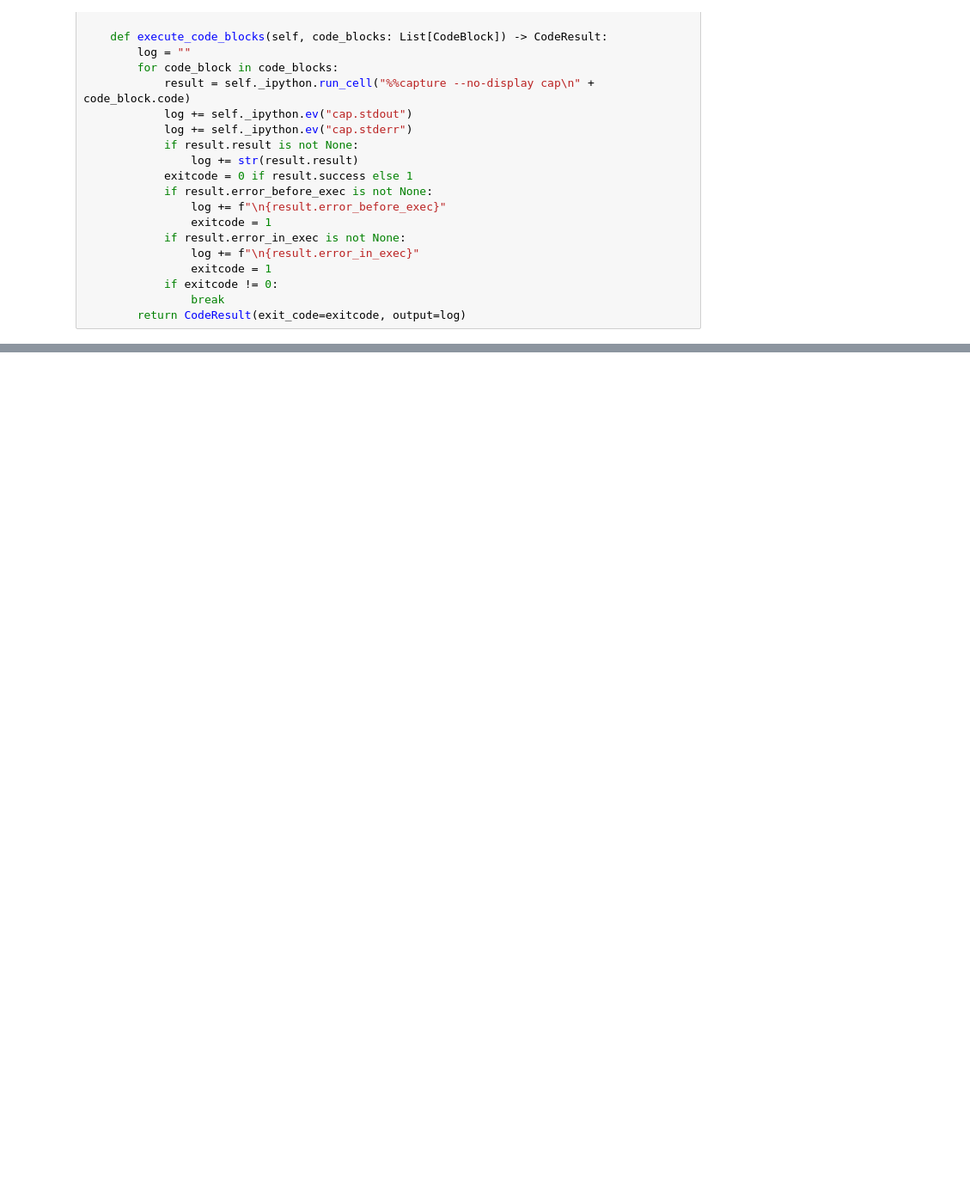
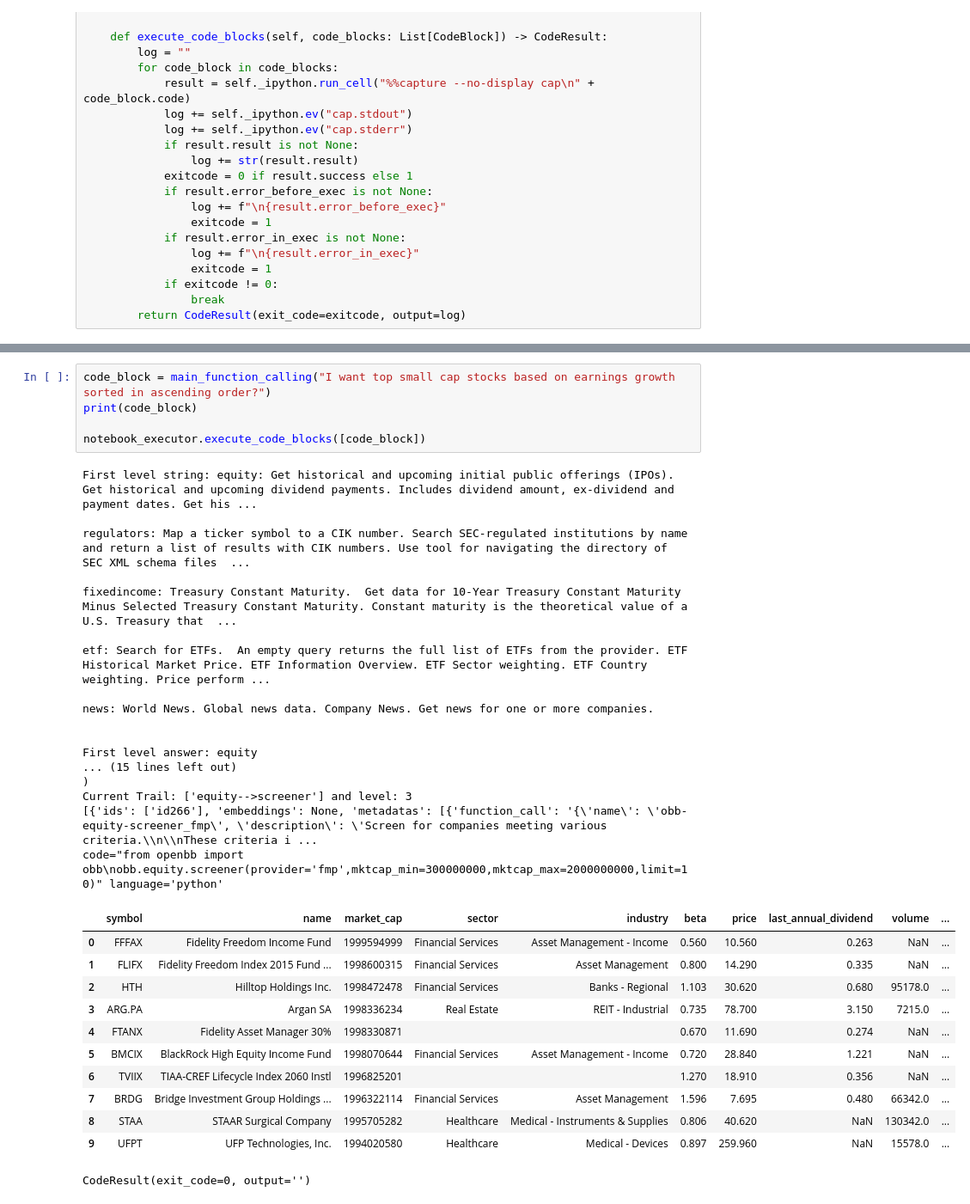
Before and after one commit to Athe-kunal/openbb-agent, a Jupyter notebook: Agent.ipynb, the cells around one changed output, grey strips where cells are left out. Shown at 86% size. Saved outputs shown, nothing was run; the diff lists cells and outputs as text; blank space fills up the shorter version.

```diff
--- a/Agent.ipynb
+++ b/Agent.ipynb
@@ -273,0 +589,35 @@ CodeResult(exit_code=0, output='')
+# %%
+code_block = main_function_calling("I want top small cap stocks based on earnings growth sorted in ascending order?")
+print(code_block)
+
+notebook_executor.execute_code_blocks([code_block])
+# %% [output]
+First level string: equity: Get historical and upcoming initial public offerings (IPOs). Get historical and upcoming dividend payments. Includes dividend amount, ex-dividend and payment dates. Get his ...
+
+regulators: Map a ticker symbol to a CIK number. Search SEC-regulated institutions by name and return a list of results with CIK numbers. Use tool for navigating the directory of SEC XML schema files  ...
+
+fixedincome: Treasury Constant Maturity.  Get data for 10-Year Treasury Constant Maturity Minus Selected Treasury Constant Maturity. Constant maturity is the theoretical value of a U.S. Treasury that  ...
+
+etf: Search for ETFs.  An empty query returns the full list of ETFs from the provider. ETF Historical Market Price. ETF Information Overview. ETF Sector weighting. ETF Country weighting. Price perform ...
+
+news: World News. Global news data. Company News. Get news for one or more companies.
+
+
+First level answer: equity
+... (15 lines left out)
+)
+Current Trail: ['equity-->screener'] and level: 3
+[{'ids': ['id266'], 'embeddings': None, 'metadatas': [{'function_call': '{\'name\': \'obb-equity-screener_fmp\', \'description\': \'Screen for companies meeting various criteria.\\n\\nThese criteria i ...
+code="from openbb import obb\nobb.equity.screener(provider='fmp',mktcap_min=300000000,mktcap_max=2000000000,limit=10)" language='python'
+|  | symbol | name | market_cap | sector | industry | beta | price | last_annual_dividend | volume | ... |
+| 0 | FFFAX | Fidelity Freedom Income Fund | 1999594999 | Financial Services | Asset Management - Income | 0.560 | 10.560 | 0.263 | NaN | ... |
+| 1 | FLIFX | Fidelity Freedom Index 2015 Fund ... | 1998600315 | Financial Services | Asset Management | 0.800 | 14.290 | 0.335 | NaN | ... |
+| 2 | HTH | Hilltop Holdings Inc. | 1998472478 | Financial Services | Banks - Regional | 1.103 | 30.620 | 0.680 | 95178.0 | ... |
+| 3 | ARG.PA | Argan SA | 1998336234 | Real Estate | REIT - Industrial | 0.735 | 78.700 | 3.150 | 7215.0 | ... |
+| 4 | FTANX | Fidelity Asset Manager 30% | 1998330871 |  |  | 0.670 | 11.690 | 0.274 | NaN | ... |
+| 5 | BMCIX | BlackRock High Equity Income Fund | 1998070644 | Financial Services | Asset Management - Income | 0.720 | 28.840 | 1.221 | NaN | ... |
+| 6 | TVIIX | TIAA-CREF Lifecycle Index 2060 Instl | 1996825201 |  |  | 1.270 | 18.910 | 0.356 | NaN | ... |
+| 7 | BRDG | Bridge Investment Group Holdings ... | 1996322114 | Financial Services | Asset Management | 1.596 | 7.695 | 0.480 | 66342.0 | ... |
+| 8 | STAA | STAAR Surgical Company | 1995705282 | Healthcare | Medical - Instruments & Supplies | 0.806 | 40.620 | NaN | 130342.0 | ... |
+| 9 | UFPT | UFP Technologies, Inc. | 1994020580 | Healthcare | Medical - Devices | 0.897 | 259.960 | NaN | 15578.0 | ... |
+CodeResult(exit_code=0, output='')
```
Also changed, not shown: parts of 34 cells of this notebook, 1 other file.
